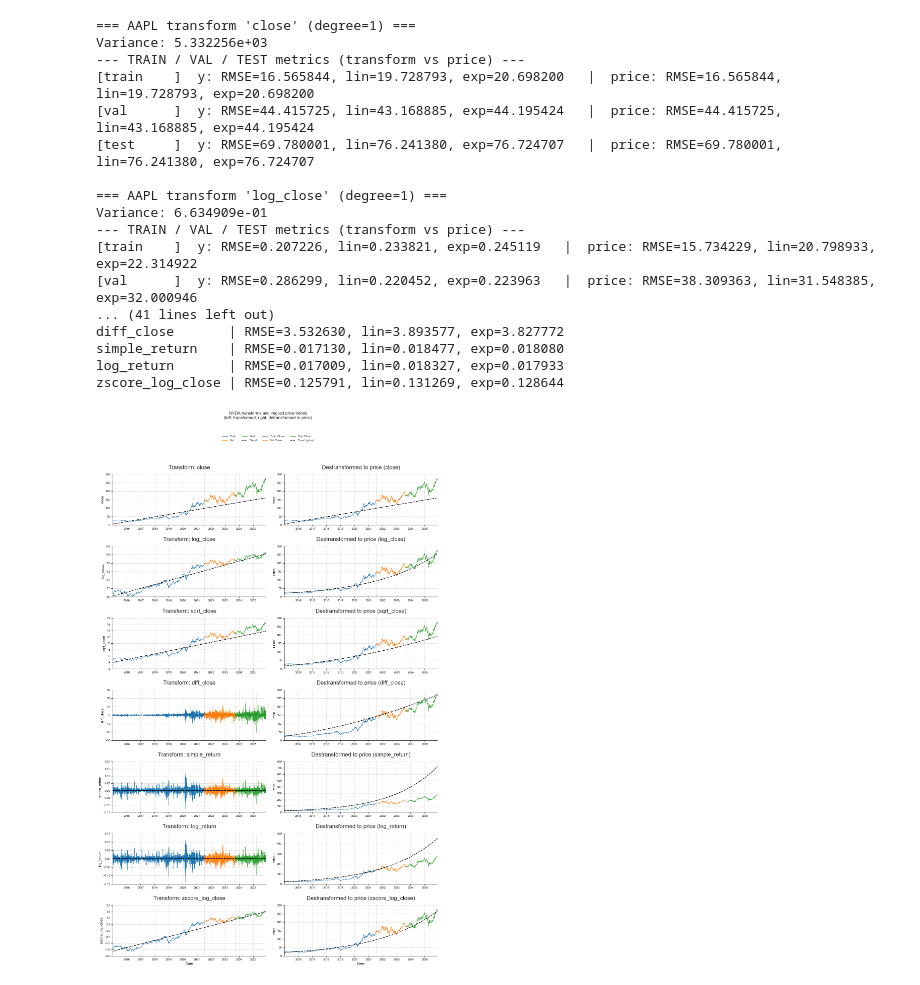
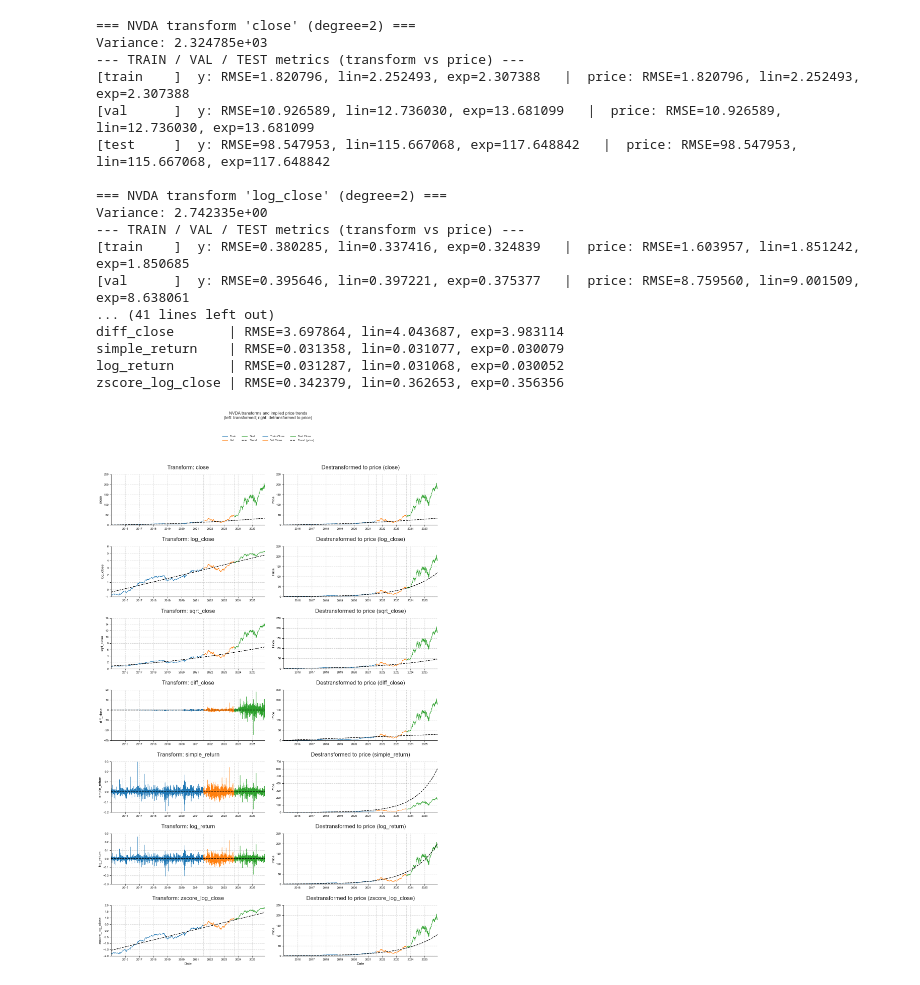
Before and after one commit to heritaco/Estimacion-de-Tendencia, a Jupyter notebook: notebooks/103 different weighted/tour copy.ipynb, the cells around one changed output. Cells and saved outputs as stored; diff of their text form; code cells hidden in the pictures.

```diff
--- a/notebooks/103 different weighted/tour copy.ipynb
+++ b/notebooks/103 different weighted/tour copy.ipynb
@@ -165,7 +165,7 @@ train_val | RMSE=0.229543, lin=0.254003, exp=0.252471
 # 3A) Run the experiment over ALL transforms in TRANSFORM_FUNCS
 all_results, all_models, df_all = run_all_transforms_experiment(
     transform_names=None,      # None => use all transforms in TRANSFORM_FUNCS
-    ticker="AAPL",
+    ticker="NVDA",
     start="2015-01-01",
     end=None,
     alpha=0.1,
@@ -173,49 +173,49 @@ all_results, all_models, df_all = run_all_transforms_experiment(
     random_state=0,
     train_frac=0.6,
     val_frac=0.2,
-    poly_degree=1,
+    poly_degree=2,
 )
 
 # all_results[transform_name] has:
 #   - 'variance'
 #   - 'metrics' (rmse, rmse_w_linear, rmse_w_exp for train/val/test/train_val)
 print("\n=== SUMMARY: test RMSE in TRANSFORM space for each transform ===")
 for name, res in all_results.items():
     m_test = res["metrics"]["test"]
     print(
         f"{name:16s} | "
         f"RMSE={m_test['rmse']:.6f}, "
         f"lin={m_test['rmse_w_linear']:.6f}, "
         f"exp={m_test['rmse_w_exp']:.6f}"
     )
 
 # 3B) Global visualization: each transform in a row, with transform & price panels
 subplot_all_transforms_and_destransforms(
     df=df_all,
     models=all_models,
     transform_names=None,   # None => all transforms
     train_frac=0.6,
     val_frac=0.2,
 )
 # %% [output]
-=== AAPL transform 'close' (degree=1) ===
-Variance: 5.332256e+03
+=== NVDA transform 'close' (degree=2) ===
+Variance: 2.324785e+03
 --- TRAIN / VAL / TEST metrics (transform vs price) ---
-[train    ]  y: RMSE=16.565844, lin=19.728793, exp=20.698200   |  price: RMSE=16.565844, lin=19.728793, exp=20.698200
-[val      ]  y: RMSE=44.415725, lin=43.168885, exp=44.195424   |  price: RMSE=44.415725, lin=43.168885, exp=44.195424
-[test     ]  y: RMSE=69.780001, lin=76.241380, exp=76.724707   |  price: RMSE=69.780001, lin=76.241380, exp=76.724707
+[train    ]  y: RMSE=1.820796, lin=2.252493, exp=2.307388   |  price: RMSE=1.820796, lin=2.252493, exp=2.307388
+[val      ]  y: RMSE=10.926589, lin=12.736030, exp=13.681099   |  price: RMSE=10.926589, lin=12.736030, exp=13.681099
+[test     ]  y: RMSE=98.547953, lin=115.667068, exp=117.648842   |  price: RMSE=98.547953, lin=115.667068, exp=117.648842
 
-=== AAPL transform 'log_close' (degree=1) ===
-Variance: 6.634909e-01
+=== NVDA transform 'log_close' (degree=2) ===
+Variance: 2.742335e+00
 --- TRAIN / VAL / TEST metrics (transform vs price) ---
-[train    ]  y: RMSE=0.207226, lin=0.233821, exp=0.245119   |  price: RMSE=15.734229, lin=20.798933, exp=22.314922
-[val      ]  y: RMSE=0.286299, lin=0.220452, exp=0.223963   |  price: RMSE=38.309363, lin=31.548385, exp=32.000946
+[train    ]  y: RMSE=0.380285, lin=0.337416, exp=0.324839   |  price: RMSE=1.603957, lin=1.851242, exp=1.850685
+[val      ]  y: RMSE=0.395646, lin=0.397221, exp=0.375377   |  price: RMSE=8.759560, lin=9.001509, exp=8.638061
 ... (41 lines left out)
-diff_close       | RMSE=3.532630, lin=3.893577, exp=3.827772
-simple_return    | RMSE=0.017130, lin=0.018477, exp=0.018080
-log_return       | RMSE=0.017009, lin=0.018327, exp=0.017933
-zscore_log_close | RMSE=0.125791, lin=0.131269, exp=0.128644
+diff_close       | RMSE=3.697864, lin=4.043687, exp=3.983114
+simple_return    | RMSE=0.031358, lin=0.031077, exp=0.030079
+log_return       | RMSE=0.031287, lin=0.031068, exp=0.030052
+zscore_log_close | RMSE=0.342379, lin=0.362653, exp=0.356356
-[figure, old version]
+[figure, new version]
 # %%
 # STEP 4 (FIXED). Weighted training vs plain training (plain / linear / exp)
 
```
Also changed, not shown: parts of 10 cells of this notebook, 16 other files.
